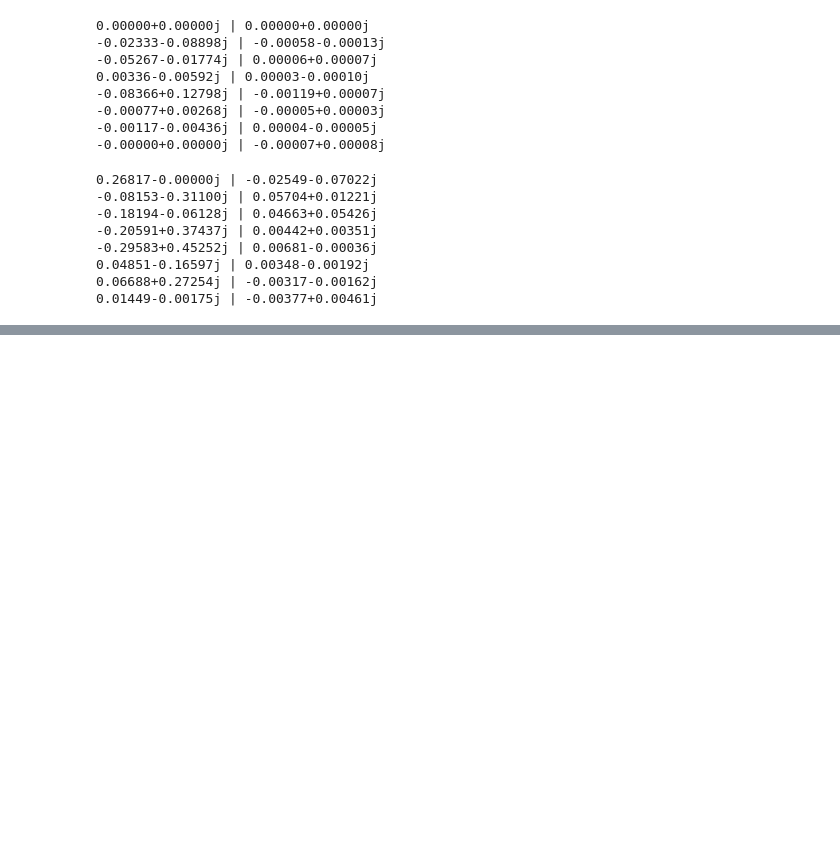
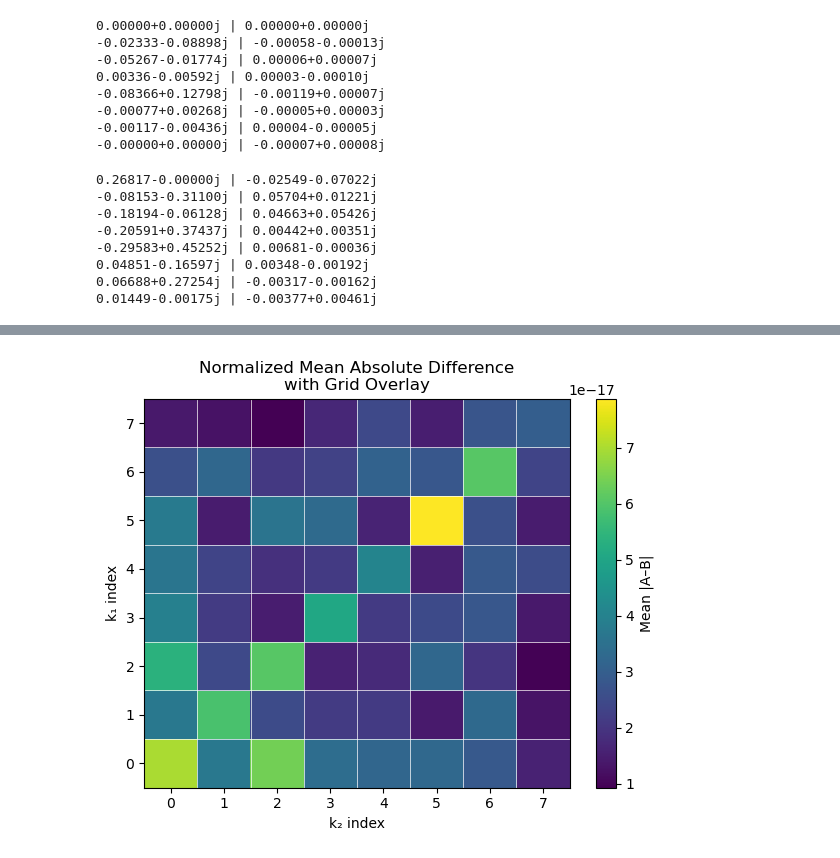
Before and after one commit to JyotiradityaMishra17/QTM-BSE, a Jupyter notebook: kernel-2x2x2.ipynb, the cells around one changed output, grey strips where cells are left out. Saved outputs shown, nothing was run; the diff lists cells and outputs as text; code cells hidden in the pictures; blank space fills up the shorter version.

```diff
--- a/kernel-2x2x2.ipynb
+++ b/kernel-2x2x2.ipynb
@@ -194,0 +242,40 @@ for row in range(body.shape[0]):
+# %%
+import numpy as np
+import matplotlib.pyplot as plt
+
+# … after computing norm_diff of shape (k1,k2) …
+
+k1, k2 = norm_diff.shape
+
+fig, ax = plt.subplots(figsize=(6,5))
+im = ax.imshow(
+    norm_diff,
+    origin='lower',
+    aspect='auto',
+    cmap='viridis'
+)
+
+# place major ticks at integer centers (optional, for labeling)
+ax.set_xticks(np.arange(k2))
+ax.set_yticks(np.arange(k1))
+ax.set_xticklabels(np.arange(k2))
+ax.set_yticklabels(np.arange(k1))
+
+# place minor ticks at cell boundaries (half‐integers)
+ax.set_xticks(np.arange(-.5, k2, 1), minor=True)
+ax.set_yticks(np.arange(-.5, k1, 1), minor=True)
+
+# turn on the grid on those minor ticks
+ax.grid(which='minor', color='white', linestyle='-', linewidth=0.5)
+
+# turn off tick marks for the minor ticks (so you just see the grid lines)
+ax.tick_params(which='minor', bottom=False, left=False)
+
+plt.colorbar(im, ax=ax, label='Mean |A–B|')
+plt.xlabel('k₂ index')
+plt.ylabel('k₁ index')
+plt.title('Normalized Mean Absolute Difference\nwith Grid Overlay')
+plt.tight_layout()
+plt.show()
+# %% [output]
+[figure, added]
```
Also changed, not shown: parts of 3 cells of this notebook, 4 other files.
